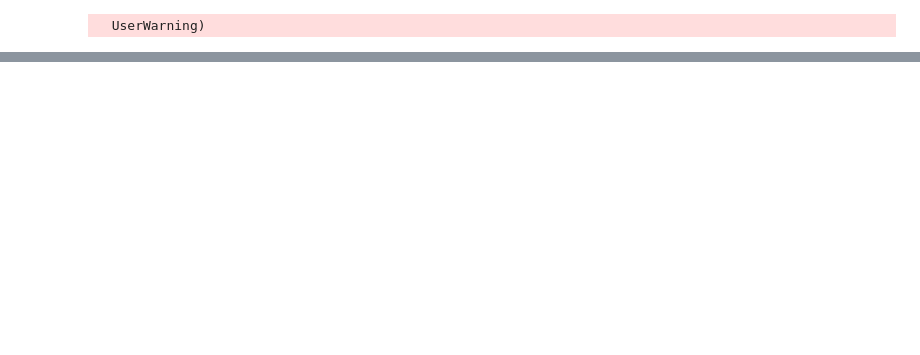
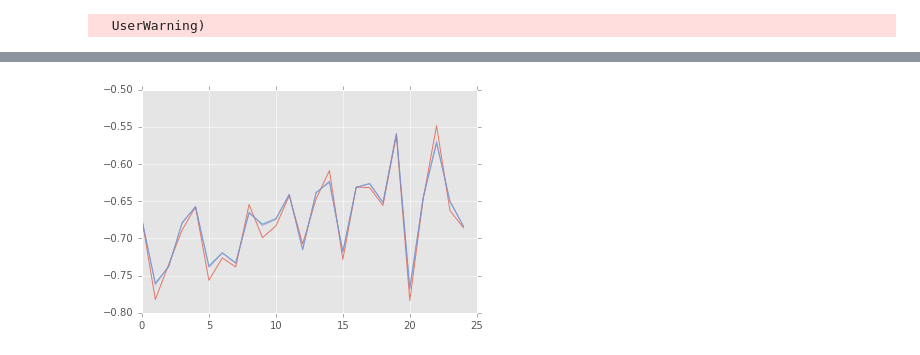
Before and after one commit to re9ulus/data_science_snippets, a Jupyter notebook: eda/n_ai_v2.ipynb, the cells around one changed output, grey strips where cells are left out. Cells and saved outputs as stored; diff of their text form; code cells hidden in the pictures; blank space fills up the shorter version.

```diff
--- a/eda/n_ai_v2.ipynb
+++ b/eda/n_ai_v2.ipynb
@@ -132,0 +209,28 @@ ValueError: X has 21 features per sample; expecting 42
+# %%
+from scipy import ndimage
+n = 25
+
+# a: 0.9 : 0.69141
+# 0.8: 0.69138
+# 0.7: 0.69134
+# 0.6: 0.69130
+# 0.5: 0.69127
+# 0.4: 0.69123
+# 0.3: 0.69120
+# 0.2: 0.69117
+# 0.1: 0.69114
+
+a = 0.1
+b = 1-a
+
+filtered = ndimage.filters.gaussian_filter(-ans_sgd.probability, 0.001, mode='mirror')
+plt.plot(np.log(ans.probability[:n]), alpha=0.7)
+plt.plot(np.log(ans_sgd.probability[:n]), alpha=0.7)
+plt.plot(np.log(a * ans.probability[:n] + b * ans_sgd.probability[:n]), alpha=0.7)
+# plt.plot(-filtered[:n], alpha=0.7)
+
+new_ans = ans.copy()
+new_ans.probability = a * ans.probability + b * ans_sgd.probability
+new_ans.to_csv('test_comb_ans.csv', index=False)
+# %% [output]
+[figure, added]
```
Also changed, not shown: parts of 15 cells of this notebook, 5 other files.
